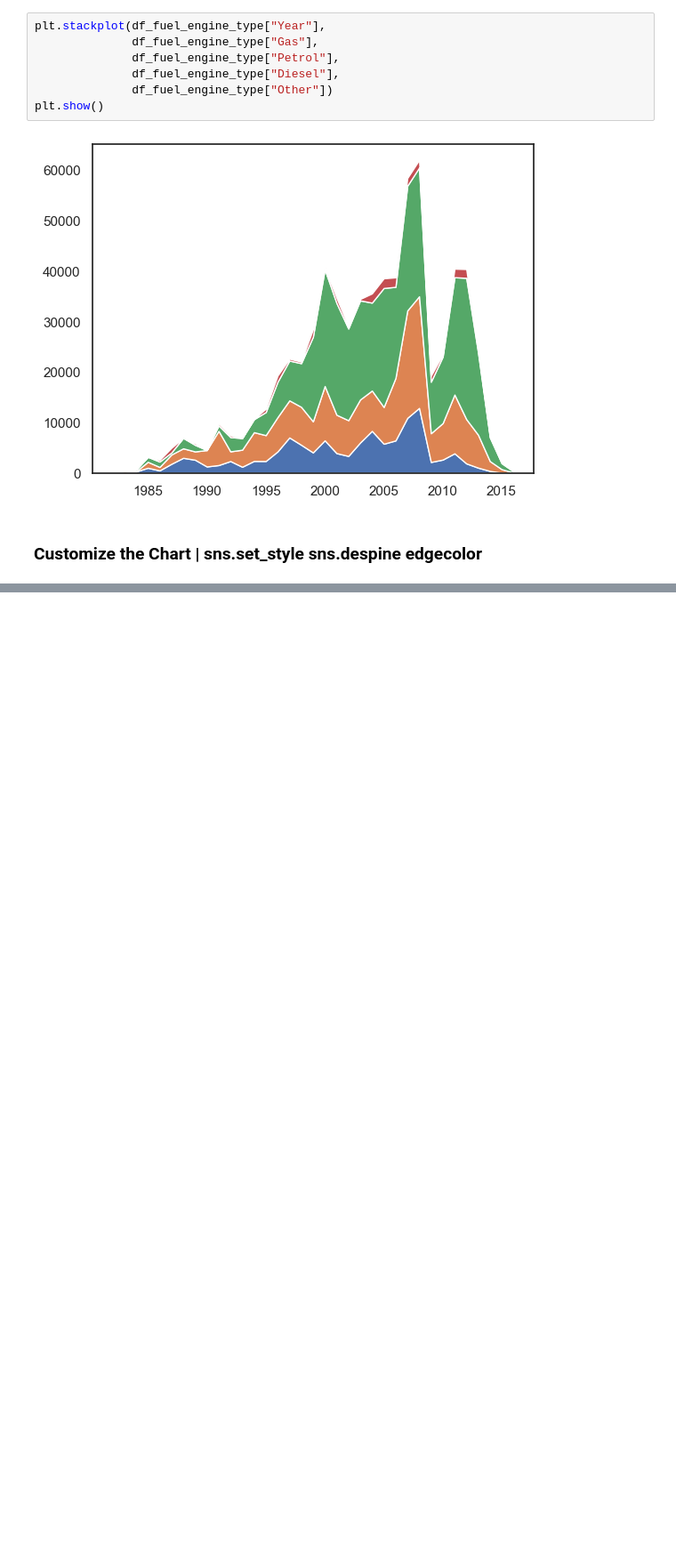
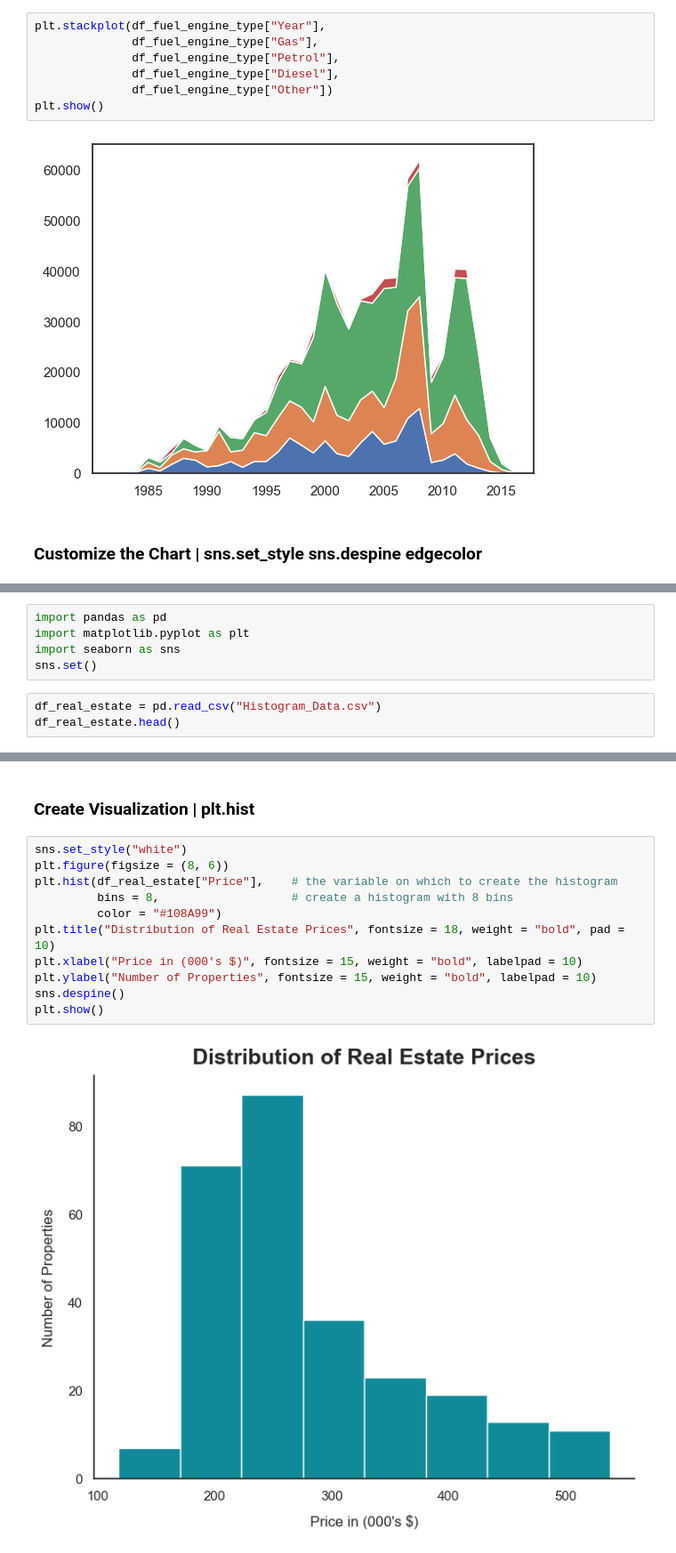
Before and after one commit to withraja/Data-Visualization-Tutorial, a Jupyter notebook: DataViz.ipynb, the cells around one changed output, grey strips where cells are left out. Shown at 89% size. Cells and saved outputs as stored; diff of their text form; blank space fills up the shorter version.

```diff
--- a/DataViz.ipynb
+++ b/DataViz.ipynb
@@ -257,0 +356,8 @@ plt.show()
+# %%
+import pandas as pd
+import matplotlib.pyplot as plt
+import seaborn as sns
+sns.set()
+# %%
+df_real_estate = pd.read_csv("Histogram_Data.csv")
+df_real_estate.head()
@@ -257,0 +371,15 @@ plt.show()
+# %% [markdown]
+### Create **Visualization** | plt.**hist**
+# %%
+sns.set_style("white")
+plt.figure(figsize = (8, 6))
+plt.hist(df_real_estate["Price"],    # the variable on which to create the histogram
+         bins = 8,                   # create a histogram with 8 bins
+         color = "#108A99")
+plt.title("Distribution of Real Estate Prices", fontsize = 18, weight = "bold", pad = 10)
+plt.xlabel("Price in (000's $)", fontsize = 15, weight = "bold", labelpad = 10)
+plt.ylabel("Number of Properties", fontsize = 15, weight = "bold", labelpad = 10)
+sns.despine()
+plt.show()
+# %% [output]
+[figure, added]
```
Also changed, not shown: parts of 26 cells of this notebook, 4 other files.
